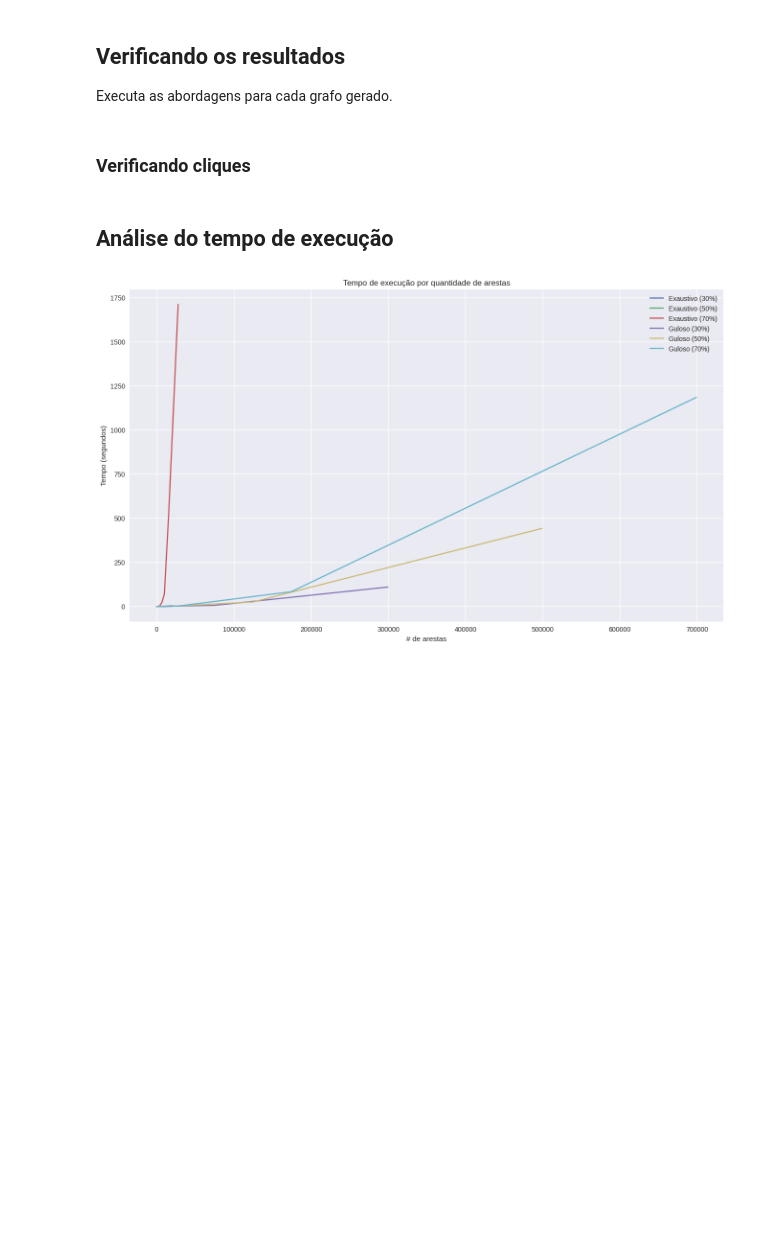
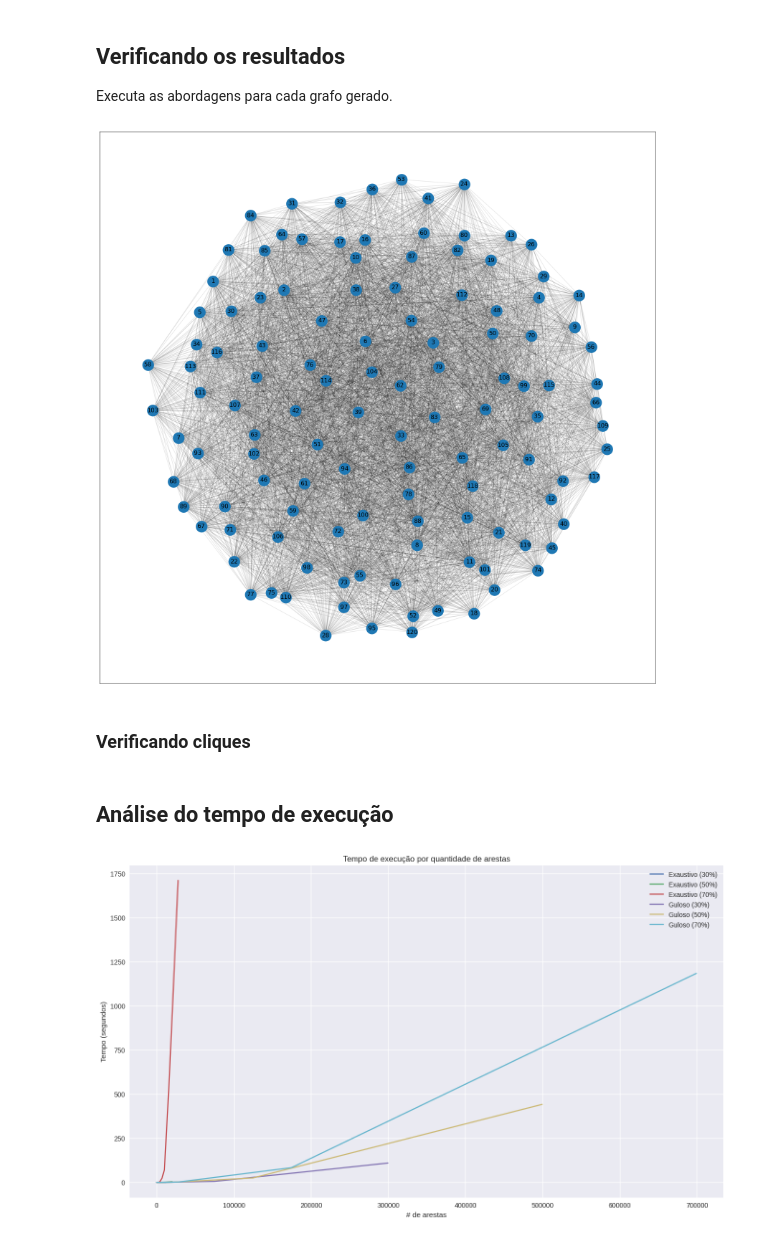
Before and after one commit to FelixLuciano/maximal-clique-analysis, a Jupyter notebook: notebook.ipynb, the cells around one changed output. Cells and saved outputs as stored; diff of their text form; code cells hidden in the pictures; blank space fills up the shorter version.

```diff
--- a/notebook.ipynb
+++ b/notebook.ipynb
@@ -167,6 +183,24 @@ Status:   FAIL
 ## Verificando os resultados
 
 Executa as abordagens para cada grafo gerado.
+# %%
+import networkx as nx
+
+with open(filename, 'r') as graphfile:
+    next(graphfile)
+
+    g = nx.parse_adjlist(graphfile)
+
+pos = nx.kamada_kawai_layout(g)
+# %%
+plt.figure(figsize=(20, 20))
+# nx.draw(g, pos, alpha=0.05, with_labels=True, font_size=30)
+nx.draw_networkx_nodes(g, pos, node_size=500, alpha=1.0)
+nx.draw_networkx_edges(g, pos, alpha=0.1)
+nx.draw_networkx_labels(g, pos)
+plt.show()
+# %% [output]
+[figure, added]
 # %%
 for n in n_vertices[:10]:
     for i in range(1, 4):
```
Also changed, not shown: parts of 9 cells of this notebook, 3 other files.
